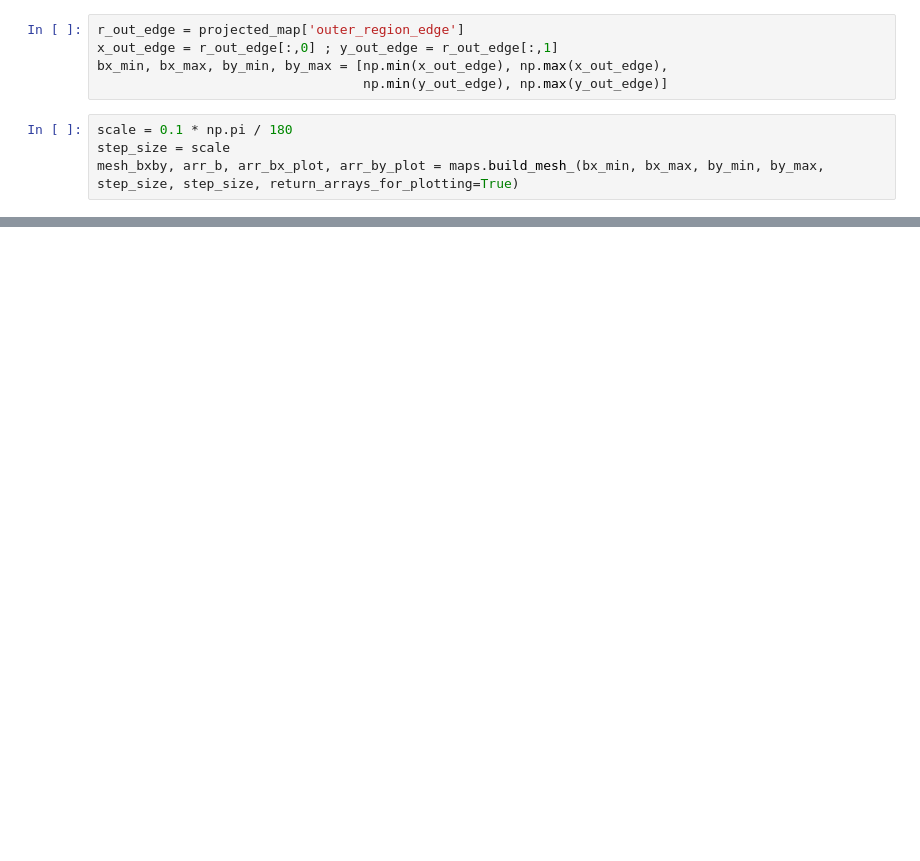
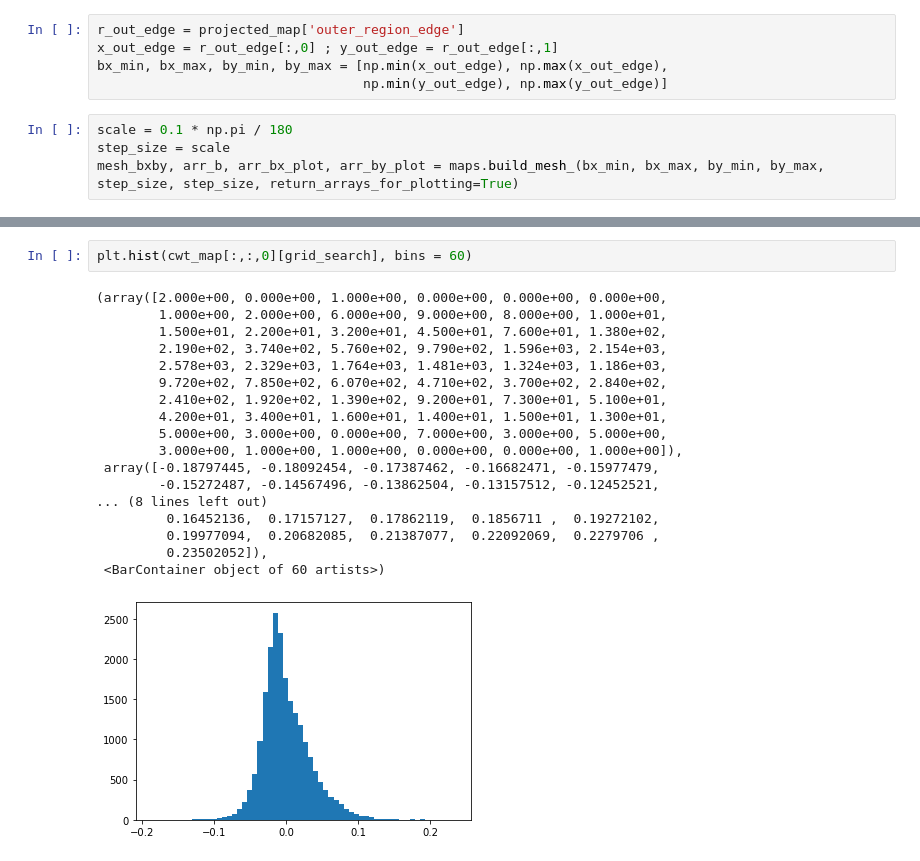
Before and after one commit to edwarddramirez/skysearch, a Jupyter notebook: wavelet_vs_density_bkgd.ipynb, the cells around one changed output, grey strips where cells are left out. Drawn from its saved outputs; the diff is of its cells as text; blank space fills up the shorter version.

```diff
--- a/wavelet_vs_density_bkgd.ipynb
+++ b/wavelet_vs_density_bkgd.ipynb
@@ -96,0 +114,21 @@ ax.axis('equal')
+# %%
+plt.hist(cwt_map[:,:,0][grid_search], bins = 60)
+# %% [output]
+(array([2.000e+00, 0.000e+00, 1.000e+00, 0.000e+00, 0.000e+00, 0.000e+00,
+        1.000e+00, 2.000e+00, 6.000e+00, 9.000e+00, 8.000e+00, 1.000e+01,
+        1.500e+01, 2.200e+01, 3.200e+01, 4.500e+01, 7.600e+01, 1.380e+02,
+        2.190e+02, 3.740e+02, 5.760e+02, 9.790e+02, 1.596e+03, 2.154e+03,
+        2.578e+03, 2.329e+03, 1.764e+03, 1.481e+03, 1.324e+03, 1.186e+03,
+        9.720e+02, 7.850e+02, 6.070e+02, 4.710e+02, 3.700e+02, 2.840e+02,
+        2.410e+02, 1.920e+02, 1.390e+02, 9.200e+01, 7.300e+01, 5.100e+01,
+        4.200e+01, 3.400e+01, 1.600e+01, 1.400e+01, 1.500e+01, 1.300e+01,
+        5.000e+00, 3.000e+00, 0.000e+00, 7.000e+00, 3.000e+00, 5.000e+00,
+        3.000e+00, 1.000e+00, 1.000e+00, 0.000e+00, 0.000e+00, 1.000e+00]),
+ array([-0.18797445, -0.18092454, -0.17387462, -0.16682471, -0.15977479,
+        -0.15272487, -0.14567496, -0.13862504, -0.13157512, -0.12452521,
+... (8 lines left out)
+         0.16452136,  0.17157127,  0.17862119,  0.1856711 ,  0.19272102,
+         0.19977094,  0.20682085,  0.21387077,  0.22092069,  0.2279706 ,
+         0.23502052]),
+ <BarContainer object of 60 artists>)
+[figure, added]
```
Also changed, not shown: parts of 40 cells of this notebook.
